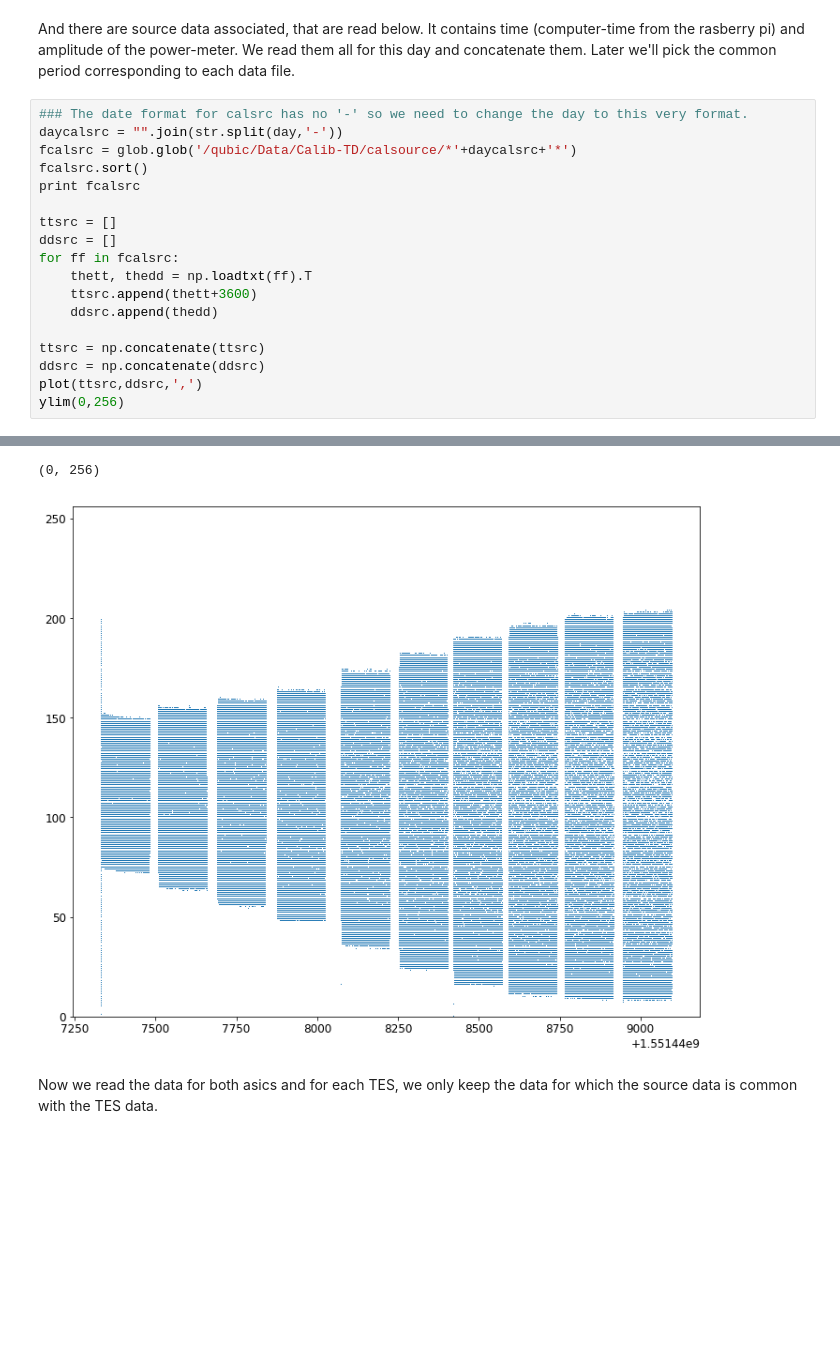
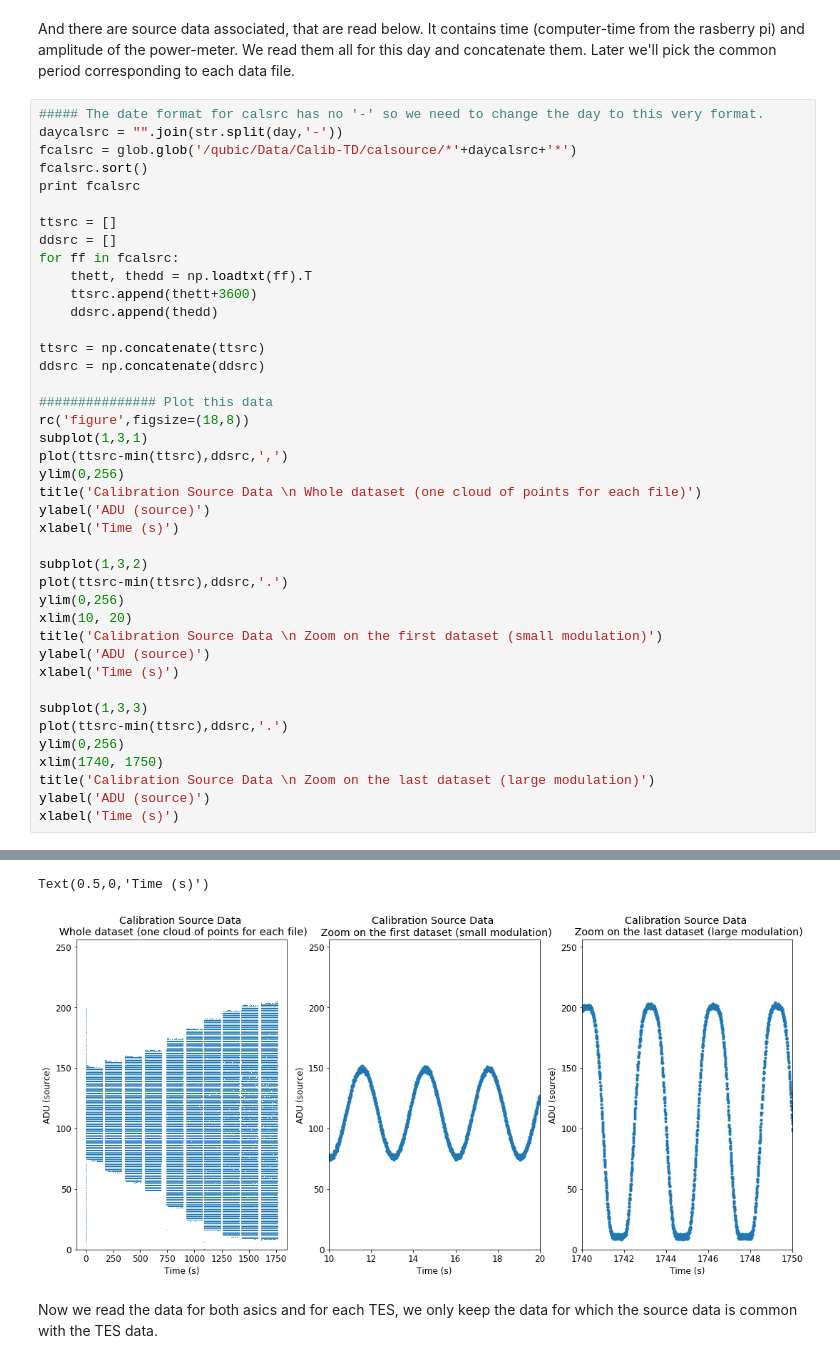
Before and after one commit to qubicsoft/qubic, a Jupyter notebook: qubic/scripts/Calibration/Linearity_All.ipynb, the cells around one changed output, grey strips where cells are left out. Cells and saved outputs as stored; diff of their text form; blank space fills up the shorter version.

```diff
--- a/qubic/scripts/Calibration/Linearity_All.ipynb
+++ b/qubic/scripts/Calibration/Linearity_All.ipynb
@@ -85,27 +84,50 @@ print(modfreqs)
 # %% [markdown]
 And there are source data associated, that are read below. It contains time (computer-time from the rasberry pi) and amplitude of the power-meter. We read them all for this day and concatenate them. Later we'll pick the common period corresponding to each data file.
 # %%
-### The date format for calsrc has no '-' so we need to change the day to this very format.
+##### The date format for calsrc has no '-' so we need to change the day to this very format.
 daycalsrc = "".join(str.split(day,'-'))
 fcalsrc = glob.glob('/qubic/Data/Calib-TD/calsource/*'+daycalsrc+'*')
 fcalsrc.sort()
 print fcalsrc
 
 ttsrc = []
 ddsrc = []
 for ff in fcalsrc:
     thett, thedd = np.loadtxt(ff).T
     ttsrc.append(thett+3600)
     ddsrc.append(thedd)
 
 ttsrc = np.concatenate(ttsrc)
 ddsrc = np.concatenate(ddsrc)
-plot(ttsrc,ddsrc,',')
+
+############### Plot this data
+rc('figure',figsize=(18,8))
+subplot(1,3,1)
+plot(ttsrc-min(ttsrc),ddsrc,',')
 ylim(0,256)
+title('Calibration Source Data \n Whole dataset (one cloud of points for each file)')
+ylabel('ADU (source)')
+xlabel('Time (s)')
+
+subplot(1,3,2)
+plot(ttsrc-min(ttsrc),ddsrc,'.')
+ylim(0,256)
+xlim(10, 20)
+title('Calibration Source Data \n Zoom on the first dataset (small modulation)')
+ylabel('ADU (source)')
+xlabel('Time (s)')
+
+subplot(1,3,3)
+plot(ttsrc-min(ttsrc),ddsrc,'.')
+ylim(0,256)
+xlim(1740, 1750)
+title('Calibration Source Data \n Zoom on the last dataset (large modulation)')
+ylabel('ADU (source)')
+xlabel('Time (s)')
 # %% [output]
 ['/qubic/Data/Calib-TD/calsource/calsource_20190301T133531.dat', '/qubic/Data/Calib-TD/calsource/calsource_20190301T133828.dat', '/qubic/Data/Calib-TD/calsource/calsource_20190301T134131.dat', '/qubic ...
-(0, 256)
+Text(0.5,0,'Time (s)')
-[figure, old version]
+[figure, new version]
 # %% [markdown]
 Now we read the data for both asics and for each TES, we only keep the data for which the source data is common with the TES data.
 # %%
```
Also changed, not shown: parts of 27 cells of this notebook, 1 other file.
